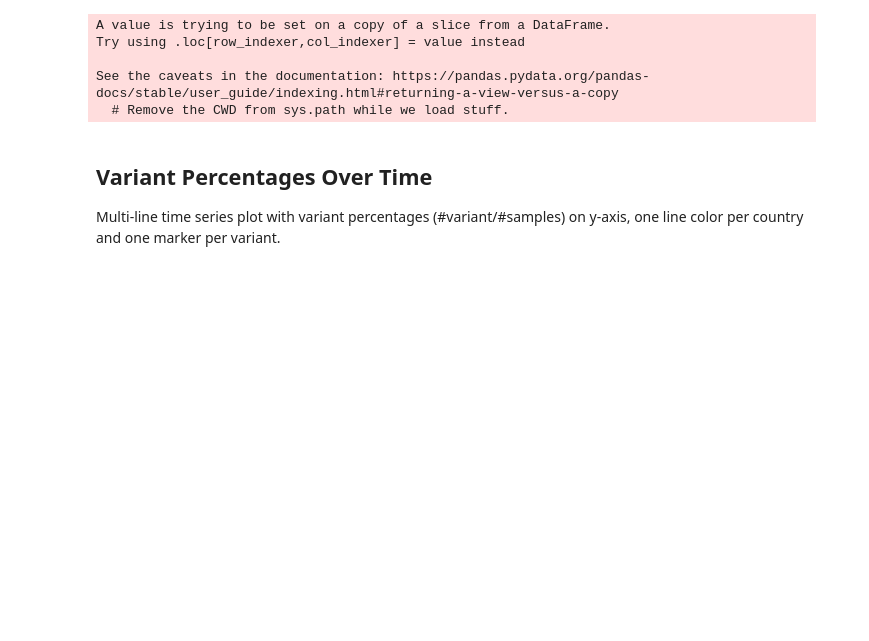
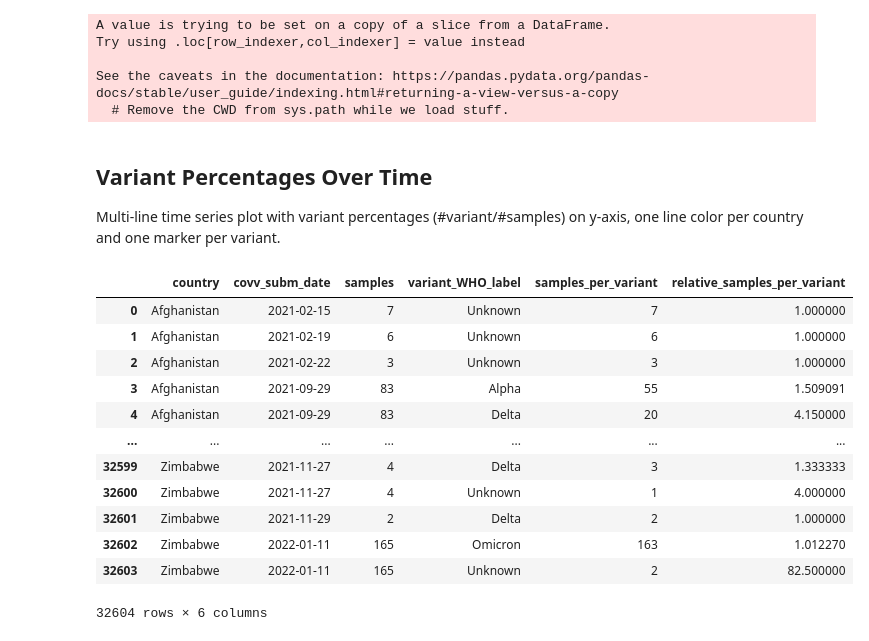
Before and after one commit to ninaihde/sampling-bias-cov19, a Jupyter notebook: src/GISAID_analysis/create_general_insights.ipynb, the cells around one changed output. Saved outputs shown, nothing was run; the diff lists cells and outputs as text; code cells hidden in the pictures; blank space fills up the shorter version.

```diff
--- a/src/GISAID_analysis/create_general_insights.ipynb
+++ b/src/GISAID_analysis/create_general_insights.ipynb
@@ -246,0 +242,26 @@ plotdata['covv_subm_date'] = pd.to_datetime(plotdata['covv_subm_date'])
+# %%
+gisaid_metadata['covv_subm_date'] = pd.to_datetime(gisaid_metadata['covv_subm_date'])
+# %%
+country_date_counts = gisaid_metadata.groupby(['country', 'covv_subm_date']).size().reset_index()
+country_date_counts.rename(columns={0 : 'samples'}, inplace=True)
+
+country_variant_counts = gisaid_metadata.groupby(['country', 'covv_subm_date', 'variant_WHO_label']).size().reset_index()
+country_variant_counts.rename(columns={0 : 'samples_per_variant'}, inplace=True)
+
+plotdata = pd.merge(country_date_counts, country_variant_counts, on=['country', 'covv_subm_date'])
+plotdata['relative_samples_per_variant'] = plotdata['samples'] / plotdata['samples_per_variant']
+plotdata
+# %% [output]
+|  | country | covv_subm_date | samples | variant_WHO_label | samples_per_variant | relative_samples_per_variant |
+| 0 | Afghanistan | 2021-02-15 | 7 | Unknown | 7 | 1.000000 |
+| 1 | Afghanistan | 2021-02-19 | 6 | Unknown | 6 | 1.000000 |
+| 2 | Afghanistan | 2021-02-22 | 3 | Unknown | 3 | 1.000000 |
+| 3 | Afghanistan | 2021-09-29 | 83 | Alpha | 55 | 1.509091 |
+| 4 | Afghanistan | 2021-09-29 | 83 | Delta | 20 | 4.150000 |
+| ... | ... | ... | ... | ... | ... | ... |
+| 32599 | Zimbabwe | 2021-11-27 | 4 | Delta | 3 | 1.333333 |
+| 32600 | Zimbabwe | 2021-11-27 | 4 | Unknown | 1 | 4.000000 |
+| 32601 | Zimbabwe | 2021-11-29 | 2 | Delta | 2 | 1.000000 |
+| 32602 | Zimbabwe | 2022-01-11 | 165 | Omicron | 163 | 1.012270 |
+| 32603 | Zimbabwe | 2022-01-11 | 165 | Unknown | 2 | 82.500000 |
+32604 rows × 6 columns
```
Also changed, not shown: parts of 9 cells of this notebook, 1 other file.
